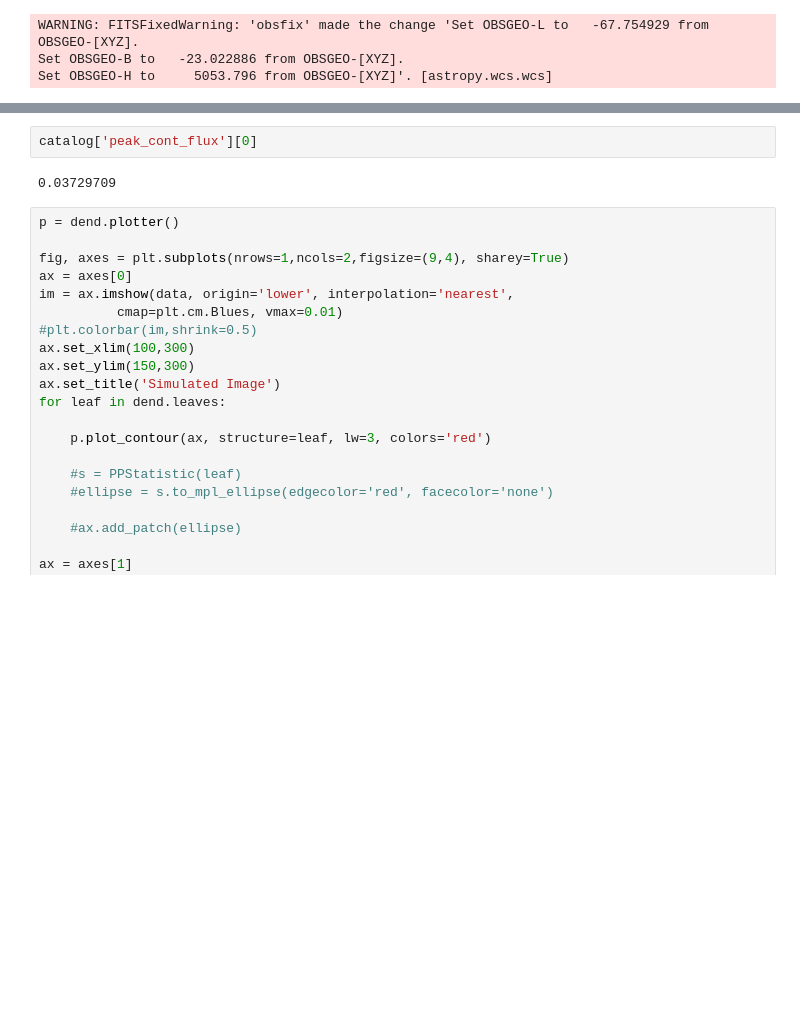
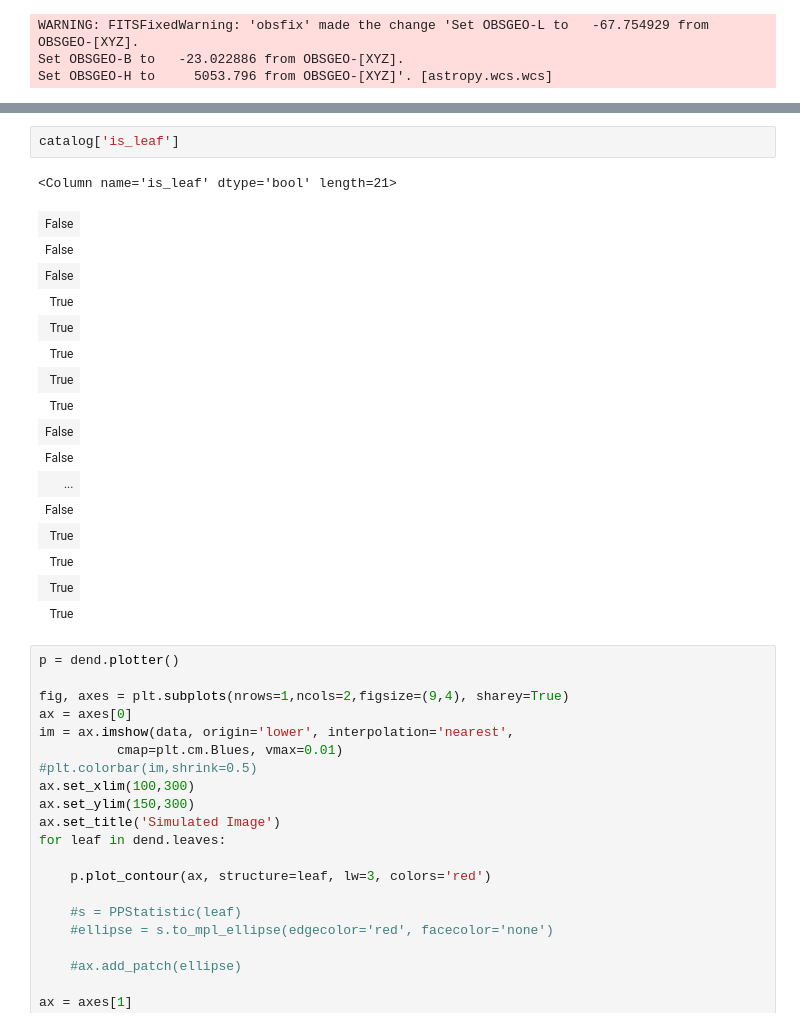
Before and after one commit to hpthatchfield/dendroSEer, a Jupyter notebook: dendroseer_almagal.ipynb, the cells around one changed output, grey strips where cells are left out. Saved outputs shown, nothing was run; the diff lists cells and outputs as text; blank space fills up the shorter version.

```diff
--- a/dendroseer_almagal.ipynb
+++ b/dendroseer_almagal.ipynb
@@ -140,7 +157,23 @@ WARNING: AstropyDeprecationWarning: The truth value of a Quantity is ambiguous.
 # %%
-catalog['peak_cont_flux'][0]
+catalog['is_leaf']
 # %% [output]
-0.03729709
+<Column name='is_leaf' dtype='bool' length=21>
+| False |
+| False |
+| False |
+| True |
+| True |
+| True |
+| True |
+| True |
+| False |
+| False |
+| ... |
+| False |
+| True |
+| True |
+| True |
+| True |
 # %%
 p = dend.plotter()
 
```
Also changed, not shown: parts of 1 cell of this notebook.
